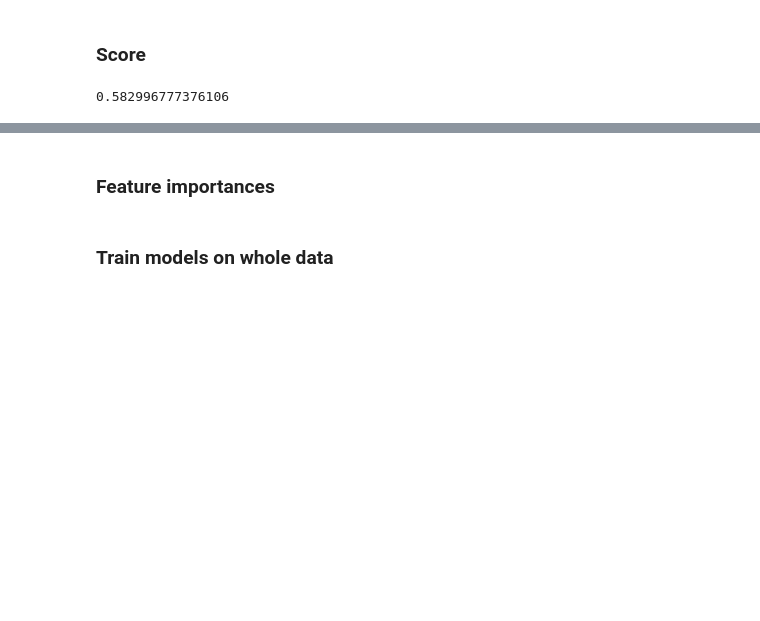
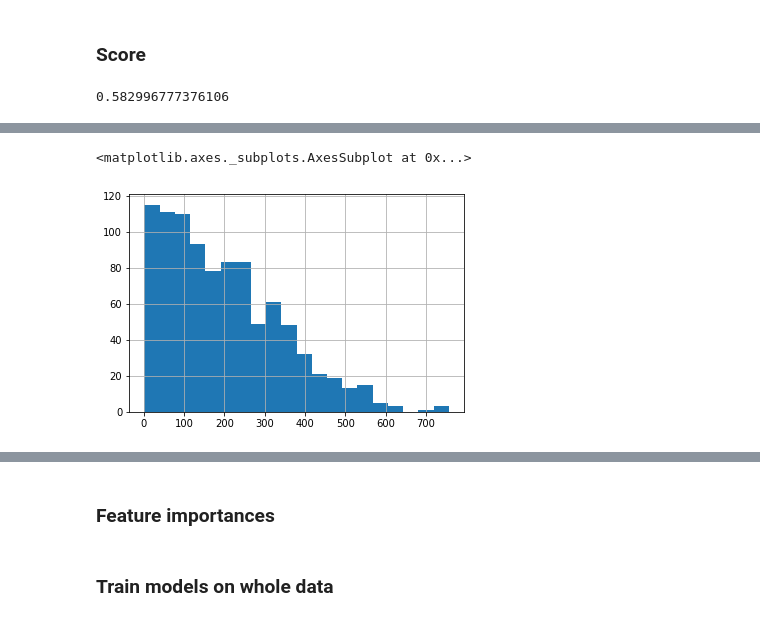
Before and after one commit to Dmitry513/BootCamp_Moderator, a Jupyter notebook: Min_max.ipynb, the cells around one changed output, grey strips where cells are left out. Cells and saved outputs as stored; diff of their text form; code cells hidden in the pictures; blank space fills up the shorter version.

```diff
--- a/Min_max.ipynb
+++ b/Min_max.ipynb
@@ -198,3 +200,12 @@ X_rez["iou"] = X_rez[['Xmin_pred', 'Ymin_pred', 'Xmax_pred', 'Ymax_pred', 'Xmin_
 X_rez['iou'].mean()
 # %% [output]
 0.582996777376106
+# %%
+
+X_rez['Xmin_diff'] = X_rez['Xmin_true'] - X_rez['Xmin_pred']
+X_rez['Ymin_diff'] = X_rez['Ymin_true'] - X_rez['Ymin_pred']
+X_rez['Xmax_diff'] = X_rez['Xmax_true'] - X_rez['Xmax_pred']
+X_rez['Ymax_diff'] = X_rez['Ymax_true'] - X_rez['Ymax_pred']
+
+X_rez['Sum_err'] = abs(X_rez['Xmin_diff']) + abs(X_rez['Ymin_diff']) + \
+                            abs(X_rez['Xmax_diff']) + abs(X_rez['Ymax_diff'])
@@ -200,0 +224,5 @@ X_rez['iou'].mean()
+# %%
+X_rez['Sum_err'].hist(bins=20)
+# %% [output]
+<matplotlib.axes._subplots.AxesSubplot at 0x...>
+[figure, added]
```
Also changed, not shown: parts of 5 cells of this notebook.
